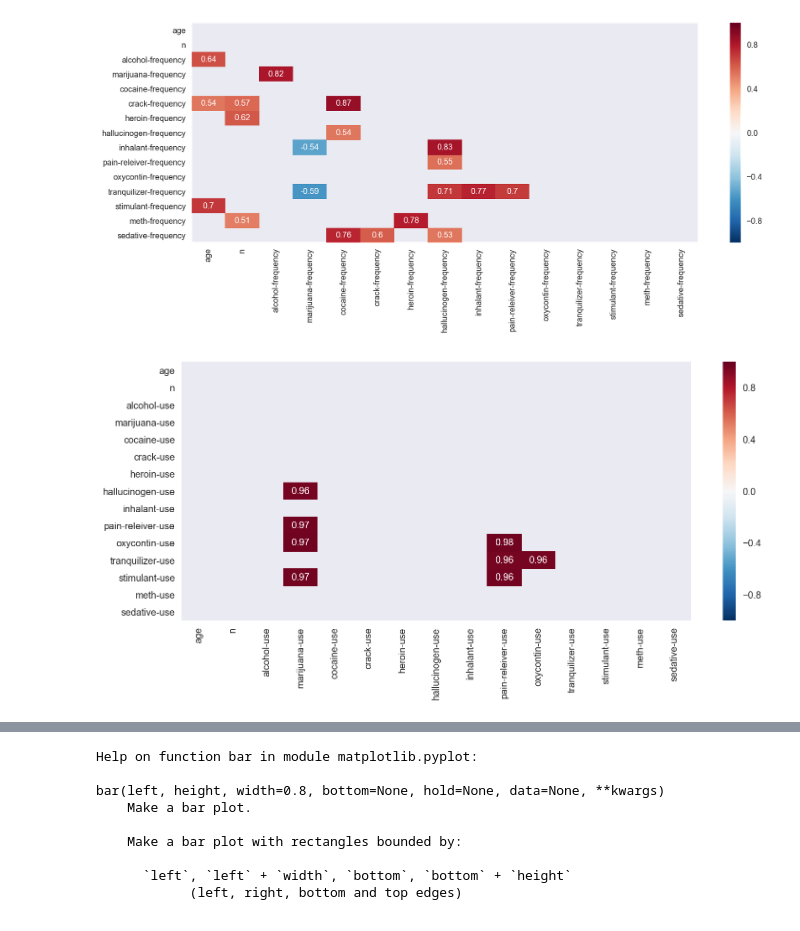
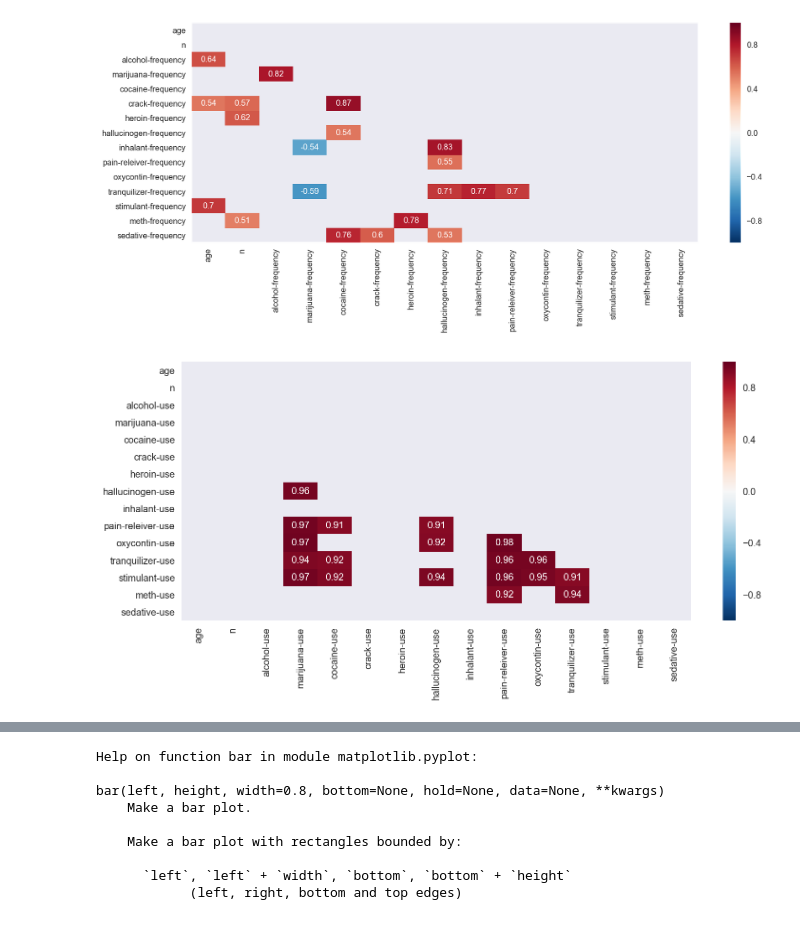
Before and after one commit to t-brewer/sats_and_drugs, a Jupyter notebook: project-02-v2-starter-code.ipynb, the cells around one changed output, grey strips where cells are left out. Drawn from its saved outputs; the diff is of its cells as text; code cells hidden in the pictures.

```diff
--- a/project-02-v2-starter-code.ipynb
+++ b/project-02-v2-starter-code.ipynb
@@ -918,15 +906,15 @@ ax = sns.heatmap(corr_mat_freq, fmt='.2g', mask=mask, annot=True)
 # %%
 corr_mat_use = drugs_use.corr()
 
-cut_off = 0.95
+cut_off = 0.9
 mask = np.zeros_like(corr_mat_use, dtype=np.bool)
 mask[np.triu_indices_from(mask)] = True
 mask[(corr_mat_use <= cut_off) & (corr_mat_use >= -cut_off)] = True
 
 f, ax = plt.subplots(nrows=1, ncols=1, figsize=(12,5))
 ax = sns.heatmap(corr_mat_use, fmt='.2g', mask=mask, annot=True)
 # %% [output]
-[figure, old version]
+[figure, new version]
 # %%
 drugs_only = df_drugs.copy()
 drugs_only.drop(['n', 'age'], inplace=True, axis=1)
```
Also changed, not shown: parts of 44 cells of this notebook.
